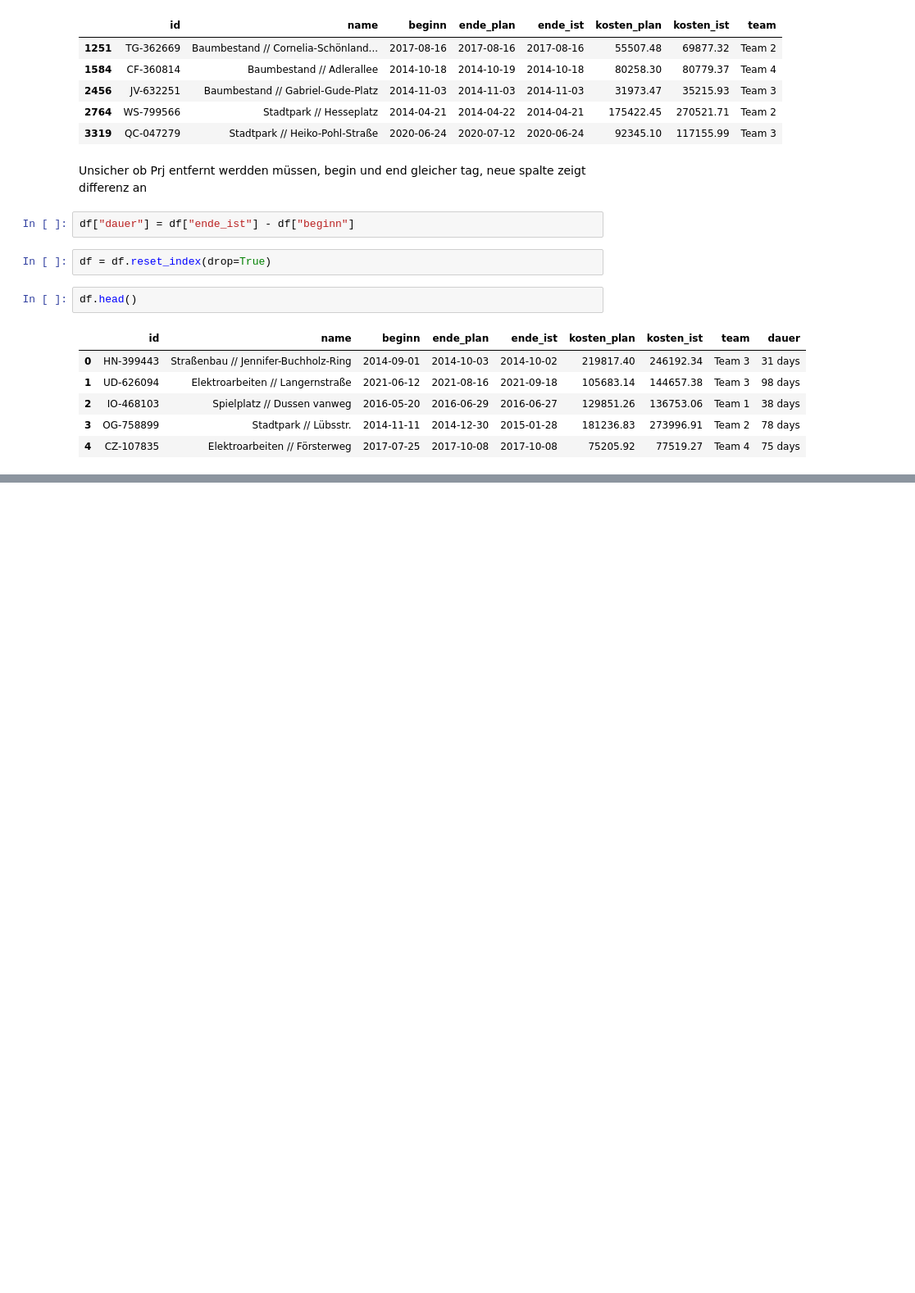
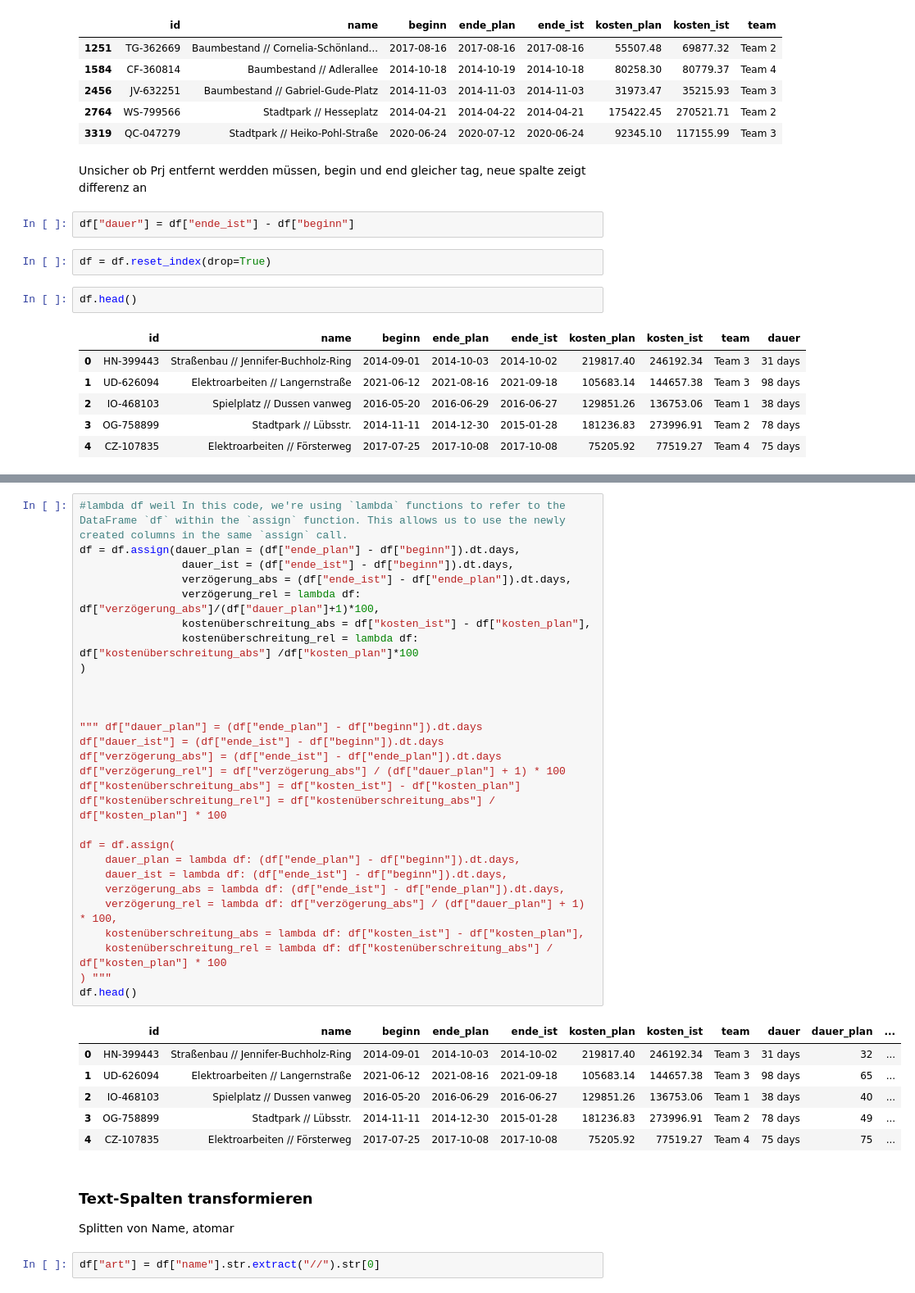
Before and after one commit to AliBenBali/DataScience, a Jupyter notebook: FallstudieConstruction.ipynb, the cells around one changed output, grey strips where cells are left out. Shown at 82% size. Saved outputs shown, nothing was run; the diff lists cells and outputs as text; blank space fills up the shorter version.

```diff
--- a/FallstudieConstruction.ipynb
+++ b/FallstudieConstruction.ipynb
@@ -302,0 +346,41 @@ df.head()
+# %%
+#lambda df weil In this code, we're using `lambda` functions to refer to the DataFrame `df` within the `assign` function. This allows us to use the newly created columns in the same `assign` call.
+df = df.assign(dauer_plan = (df["ende_plan"] - df["beginn"]).dt.days,
+                dauer_ist = (df["ende_ist"] - df["beginn"]).dt.days,
+                verzögerung_abs = (df["ende_ist"] - df["ende_plan"]).dt.days,
+                verzögerung_rel = lambda df: df["verzögerung_abs"]/(df["dauer_plan"]+1)*100,
+                kostenüberschreitung_abs = df["kosten_ist"] - df["kosten_plan"],
+                kostenüberschreitung_rel = lambda df: df["kostenüberschreitung_abs"] /df["kosten_plan"]*100
+)
+
+
+
+""" df["dauer_plan"] = (df["ende_plan"] - df["beginn"]).dt.days
+df["dauer_ist"] = (df["ende_ist"] - df["beginn"]).dt.days
+df["verzögerung_abs"] = (df["ende_ist"] - df["ende_plan"]).dt.days
+df["verzögerung_rel"] = df["verzögerung_abs"] / (df["dauer_plan"] + 1) * 100
+df["kostenüberschreitung_abs"] = df["kosten_ist"] - df["kosten_plan"]
+df["kostenüberschreitung_rel"] = df["kostenüberschreitung_abs"] / df["kosten_plan"] * 100
+
+df = df.assign(
+    dauer_plan = lambda df: (df["ende_plan"] - df["beginn"]).dt.days,
+    dauer_ist = lambda df: (df["ende_ist"] - df["beginn"]).dt.days,
+    verzögerung_abs = lambda df: (df["ende_ist"] - df["ende_plan"]).dt.days,
+    verzögerung_rel = lambda df: df["verzögerung_abs"] / (df["dauer_plan"] + 1) * 100,
+    kostenüberschreitung_abs = lambda df: df["kosten_ist"] - df["kosten_plan"],
+    kostenüberschreitung_rel = lambda df: df["kostenüberschreitung_abs"] / df["kosten_plan"] * 100
+) """
+df.head()
+# %% [output]
+|  | id | name | beginn | ende_plan | ende_ist | kosten_plan | kosten_ist | team | dauer | dauer_plan | ... |
+| 0 | HN-399443 | Straßenbau // Jennifer-Buchholz-Ring | 2014-09-01 | 2014-10-03 | 2014-10-02 | 219817.40 | 246192.34 | Team 3 | 31 days | 32 | ... |
+| 1 | UD-626094 | Elektroarbeiten // Langernstraße | 2021-06-12 | 2021-08-16 | 2021-09-18 | 105683.14 | 144657.38 | Team 3 | 98 days | 65 | ... |
+| 2 | IO-468103 | Spielplatz // Dussen vanweg | 2016-05-20 | 2016-06-29 | 2016-06-27 | 129851.26 | 136753.06 | Team 1 | 38 days | 40 | ... |
+| 3 | OG-758899 | Stadtpark // Lübsstr. | 2014-11-11 | 2014-12-30 | 2015-01-28 | 181236.83 | 273996.91 | Team 2 | 78 days | 49 | ... |
+| 4 | CZ-107835 | Elektroarbeiten // Försterweg | 2017-07-25 | 2017-10-08 | 2017-10-08 | 75205.92 | 77519.27 | Team 4 | 75 days | 75 | ... |
+# %% [markdown]
+### Text-Spalten transformieren
+
+Splitten von Name, atomar
+# %%
+df["art"] = df["name"].str.extract("//").str[0]
```
Also changed, not shown: parts of 8 cells of this notebook, 1 other file.
